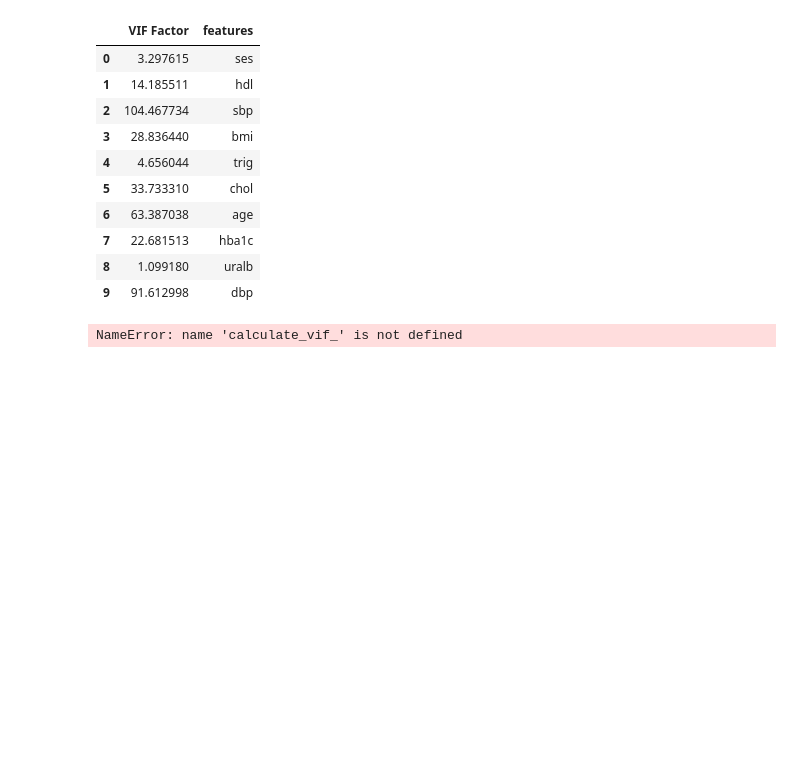
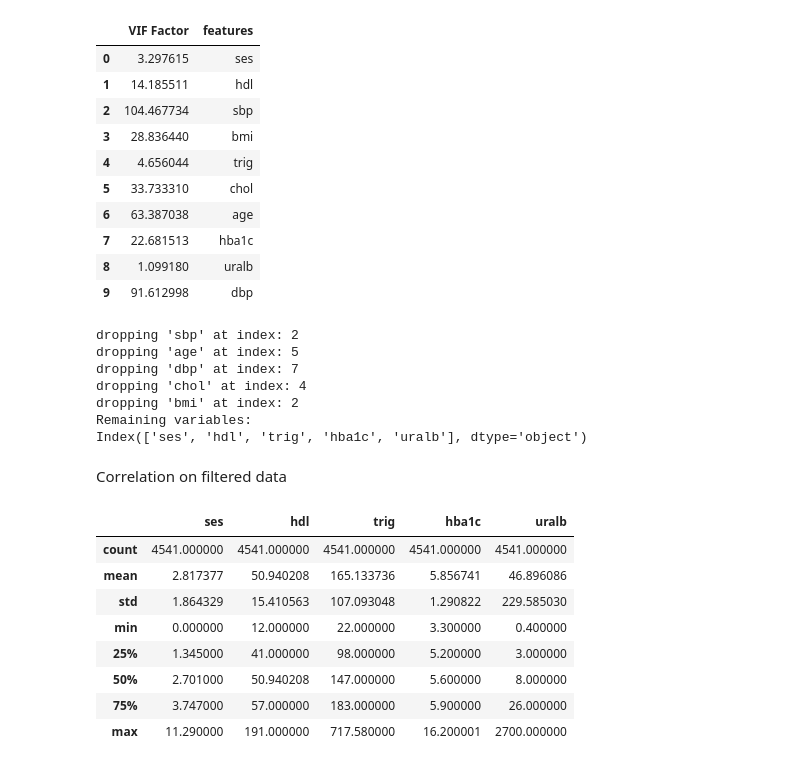
Before and after one commit to jibinmathew69/Nhanes, a Jupyter notebook: Nhanes3.ipynb, the cells around one changed output. Cells and saved outputs as stored; diff of their text form; code cells hidden in the pictures; blank space fills up the shorter version.

Commit message:
Add correlation test

```diff
--- a/Nhanes3.ipynb
+++ b/Nhanes3.ipynb
@@ -489,6 +491,26 @@ def calculation_vif_(X, threshold = 15.0):
     print(X.columns[variables])
     return X.iloc[:, variables]
 # %%
-data_filtered_num = calculate_vif_(data[numerical_columns])
+data_filtered_num = calculate_vif(data[numerical_columns])
 # %% [output]
-NameError: name 'calculate_vif_' is not defined
+dropping 'sbp' at index: 2
+dropping 'age' at index: 5
+dropping 'dbp' at index: 7
+dropping 'chol' at index: 4
+dropping 'bmi' at index: 2
+Remaining variables:
+Index(['ses', 'hdl', 'trig', 'hba1c', 'uralb'], dtype='object')
+# %% [markdown]
+Correlation on filtered data
+# %%
+data_filtered_num.describe()
+# %% [output]
+|  | ses | hdl | trig | hba1c | uralb |
+| count | 4541.000000 | 4541.000000 | 4541.000000 | 4541.000000 | 4541.000000 |
+| mean | 2.817377 | 50.940208 | 165.133736 | 5.856741 | 46.896086 |
+| std | 1.864329 | 15.410563 | 107.093048 | 1.290822 | 229.585030 |
+| min | 0.000000 | 12.000000 | 22.000000 | 3.300000 | 0.400000 |
+| 25% | 1.345000 | 41.000000 | 98.000000 | 5.200000 | 3.000000 |
+| 50% | 2.701000 | 50.940208 | 147.000000 | 5.600000 | 8.000000 |
+| 75% | 3.747000 | 57.000000 | 183.000000 | 5.900000 | 26.000000 |
+| max | 11.290000 | 191.000000 | 717.580000 | 16.200001 | 2700.000000 |
```
Also changed, not shown: parts of 5 cells of this notebook.
